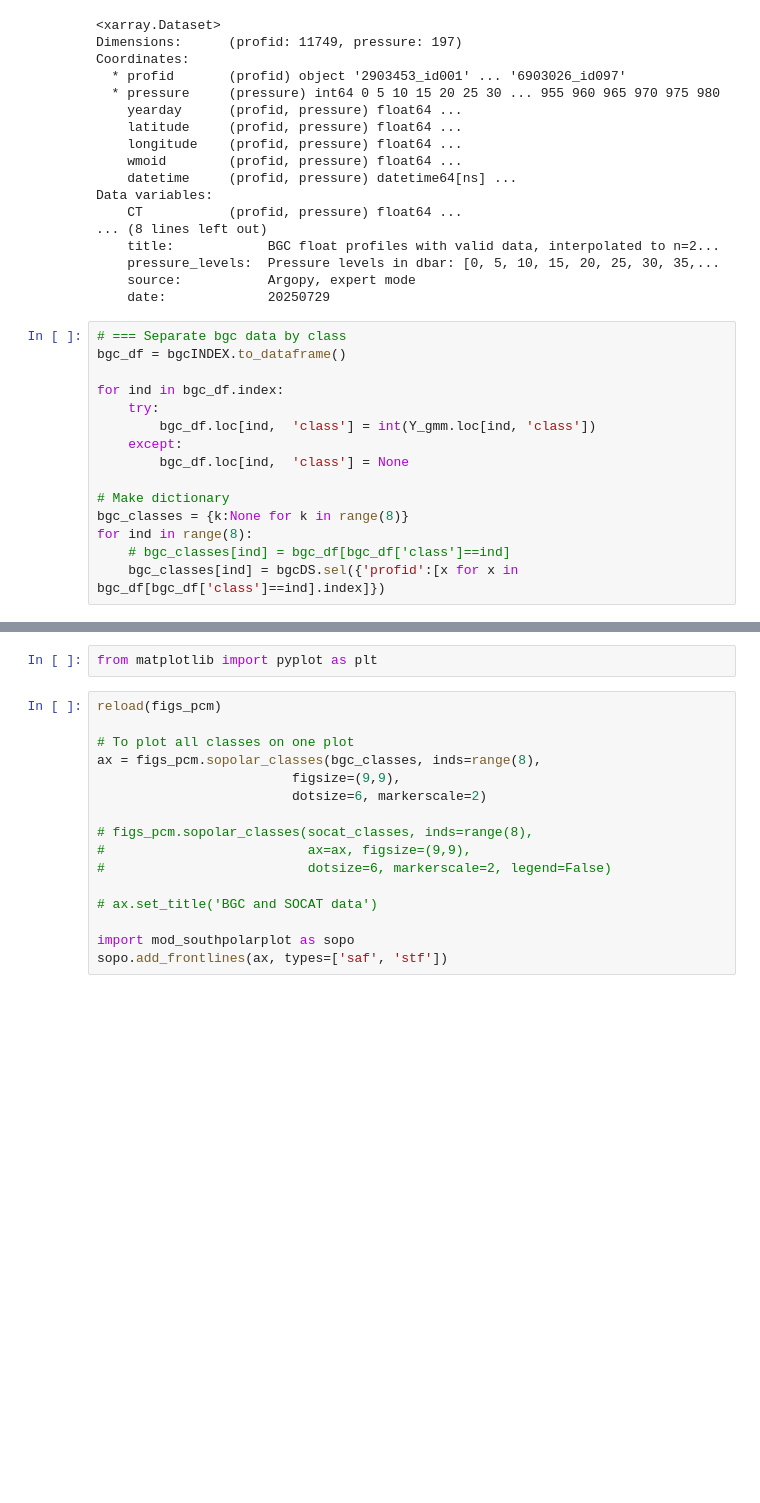
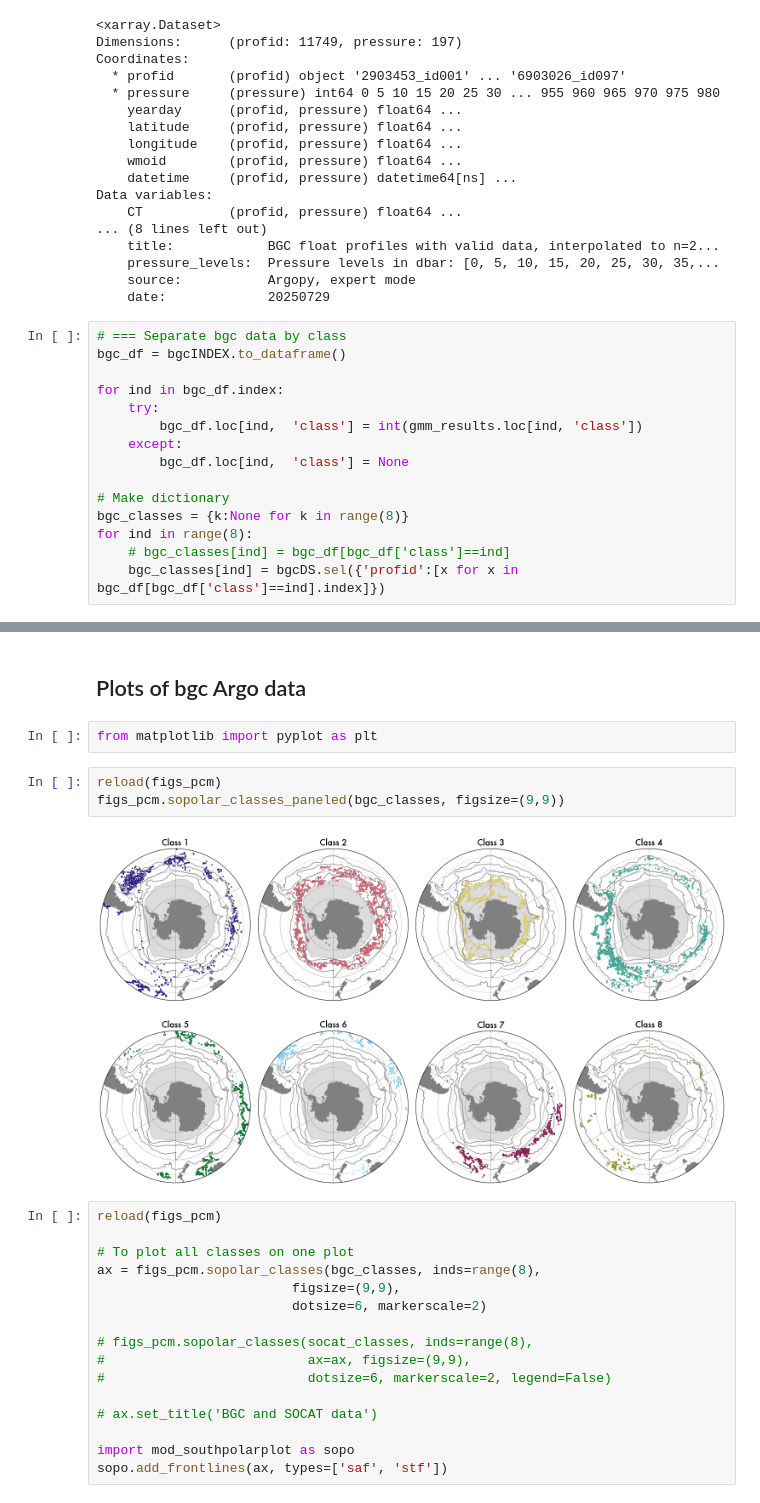
Before and after one commit to song-sangmin/CRUSOE-SOCarbon, a Jupyter notebook: src/1.2_pcm_classify_bgcArgo_ship.ipynb, the cells around one changed output, grey strips where cells are left out. Drawn from its saved outputs; the diff is of its cells as text; blank space fills up the shorter version.

```diff
--- a/src/1.2_pcm_classify_bgcArgo_ship.ipynb
+++ b/src/1.2_pcm_classify_bgcArgo_ship.ipynb
@@ -178,7 +240,7 @@ bgc_df = bgcINDEX.to_dataframe()
 
 for ind in bgc_df.index:
     try:
-        bgc_df.loc[ind,  'class'] = int(Y_gmm.loc[ind, 'class'])
+        bgc_df.loc[ind,  'class'] = int(gmm_results.loc[ind, 'class'])
     except:
         bgc_df.loc[ind,  'class'] = None
 
@@ -225,5 +290,12 @@ merged_ds.to_netcdf('../working-vars/pcm/clustered_bgcArgo.nc')
+# %% [markdown]
+## Plots of bgc Argo data
 # %%
 from matplotlib import pyplot as plt
+# %%
+reload(figs_pcm)
+figs_pcm.sopolar_classes_paneled(bgc_classes, figsize=(9,9))
+# %% [output]
+[figure, added]
 # %%
 reload(figs_pcm)
 
```
Also changed, not shown: parts of 21 cells of this notebook, 23 other files.
